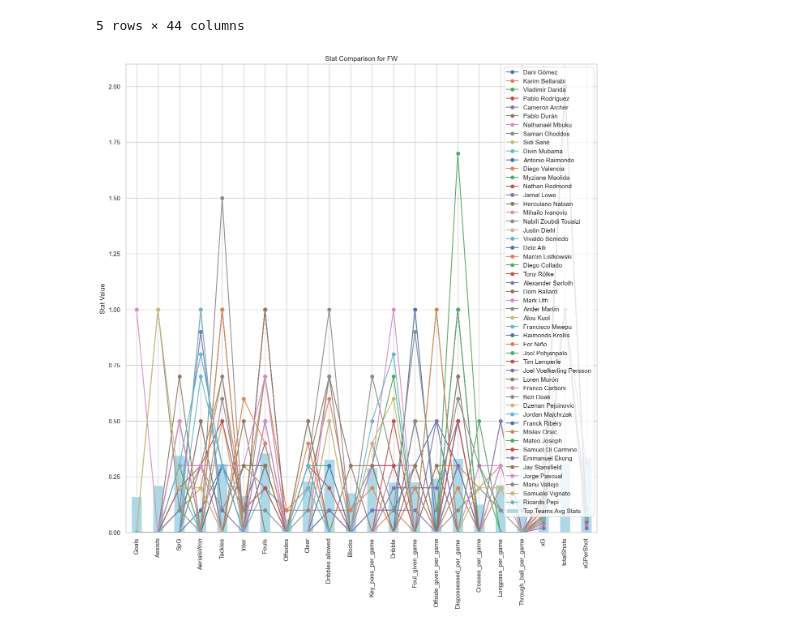
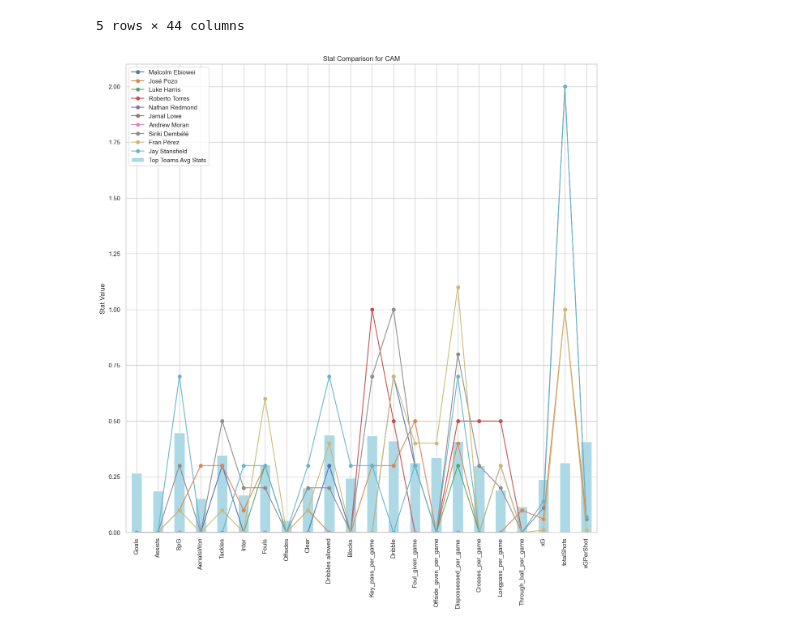
Before and after one commit to pervin0527/Upstage_Ai_Lab, a Jupyter notebook: 04_EDA/project/eda.ipynb, the cells around one changed output. Drawn from its saved outputs; the diff is of its cells as text; code cells hidden in the pictures.

```diff
--- a/04_EDA/project/eda.ipynb
+++ b/04_EDA/project/eda.ipynb
@@ -66,8 +66,8 @@ ll_team_values_df = pd.read_csv(LL_TEAM_VALUES)
 players_df = pd.concat([
     pd.read_csv(PL_PLAYER_STATS),
     # pd.read_csv(L1_PLAYER_STATS),
-    pd.read_csv(GB_PLAYER_STATS),
-    pd.read_csv(SA_PLAYER_STATS),
+    # pd.read_csv(GB_PLAYER_STATS),
+    # pd.read_csv(SA_PLAYER_STATS),
     pd.read_csv(LL_PLAYER_STATS)
 ], ignore_index=True)
 
@@ -75,8 +75,8 @@ players_df = pd.concat([
 teams_df = pd.concat([
     pd.read_csv(PL_TEAM_STATS),
     # pd.read_csv(L1_TEAM_STATS),
-    pd.read_csv(GB_TEAM_STATS),
-    pd.read_csv(SA_TEAM_STATS),
+    # pd.read_csv(GB_TEAM_STATS),
+    # pd.read_csv(SA_TEAM_STATS),
     pd.read_csv(LL_TEAM_STATS)
 ], ignore_index=True)
 # %% [markdown]
@@ -263,28 +263,28 @@ other_teams_df.head()
 # %%
 def find_closest_players(df, avg_stats, num_players=10):
     differences = df.apply(lambda row: np.sum((row - avg_stats).abs()), axis=1)
     closest_indices = differences.nsmallest(num_players).index
     return df.loc[closest_indices]
 
 def plot_stats_with_players(top_stats, player_stats, position):
     fig, ax = plt.subplots(figsize=(15, 15))
 
     top_stats.plot(kind='bar', ax=ax, color='lightblue', label='Top Teams Avg Stats')
 
     for idx, row in player_stats.iterrows():
         label = row.get('player_name', f'Player {idx}')
         ax.plot(top_stats.index, row[top_stats.index], marker='o', linestyle='-', label=label)
 
     ax.set_ylabel('Stat Value')
     ax.set_title(f'Stat Comparison for {position}')
     ax.legend()
 
     plt.show()
 
-position = 'FW'
+position = 'CAM'
 avg_stats = top_teams_stats[position]
-closest_players = find_closest_players(other_teams_df[other_teams_df['position'].str.contains(position, na=False)], avg_stats, num_players=50)
+closest_players = find_closest_players(other_teams_df[other_teams_df['position'].str.contains(position, na=False)], avg_stats, num_players=10)
 
 plot_stats_with_players(avg_stats, closest_players, position)
 # %% [output]
-[figure, old version]
+[figure, new version]
```
Also changed, not shown: parts of 3 cells of this notebook, 42 other files.
